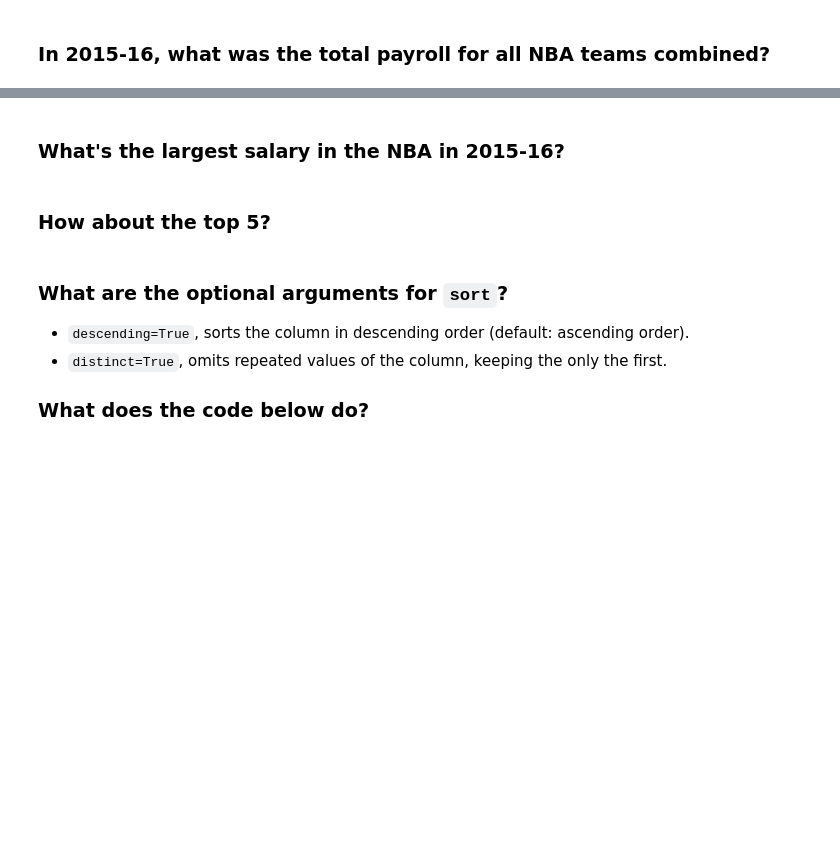
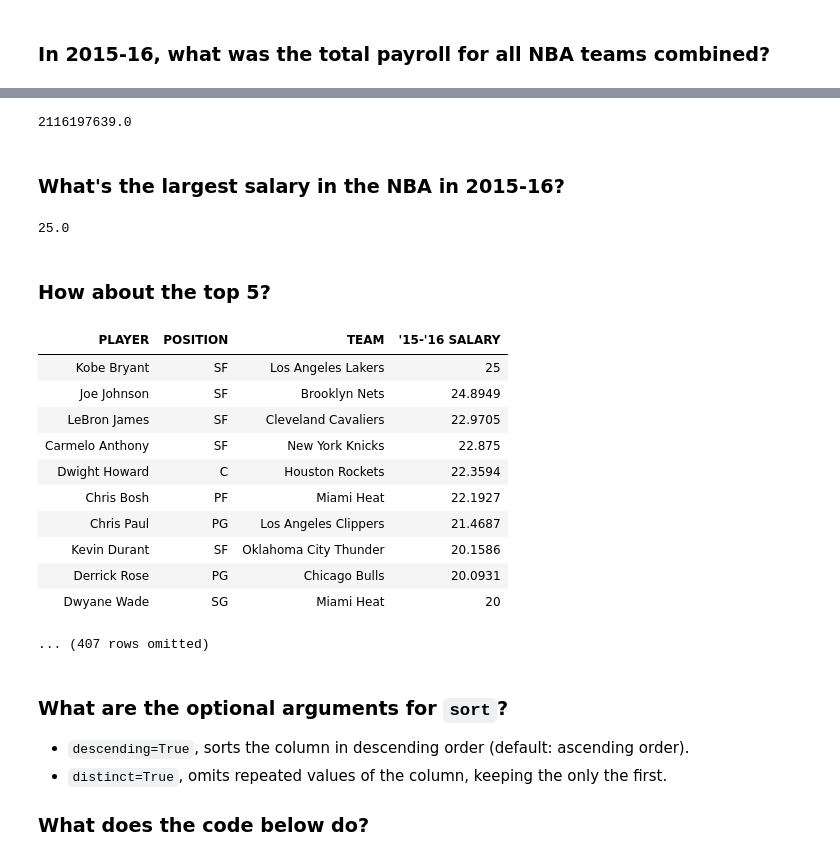
Before and after one commit to ucsd-ets/dsc10-fa19, a Jupyter notebook: Lectures/Week02/Lecture 04 Selecting Rows.ipynb, the cells around one changed output, grey strips where cells are left out. Drawn from its saved outputs; the diff is of its cells as text; code cells hidden in the pictures; blank space fills up the shorter version.

```diff
--- a/Lectures/Week02/Lecture 04 Selecting Rows.ipynb
+++ b/Lectures/Week02/Lecture 04 Selecting Rows.ipynb
@@ -55,7 +123,31 @@ nba
+# %%
+nba.column("'15-'16 SALARY").sum()*10**6
+nba.column(3).sum()*10**6
+# %% [output]
+2116197639.0
 # %% [markdown]
 ### What's the largest salary in the NBA in 2015-16?
+# %%
+nba.column("'15-'16 SALARY").max()
+# %% [output]
+25.0
 # %% [markdown]
 ### How about the top 5?
+# %%
+nba.sort("'15-'16 SALARY", descending = True, distinct = False)
+# %% [output]
+| PLAYER | POSITION | TEAM | '15-'16 SALARY |
+| Kobe Bryant | SF | Los Angeles Lakers | 25 |
+| Joe Johnson | SF | Brooklyn Nets | 24.8949 |
+| LeBron James | SF | Cleveland Cavaliers | 22.9705 |
+| Carmelo Anthony | SF | New York Knicks | 22.875 |
+| Dwight Howard | C | Houston Rockets | 22.3594 |
+| Chris Bosh | PF | Miami Heat | 22.1927 |
+| Chris Paul | PG | Los Angeles Clippers | 21.4687 |
+| Kevin Durant | SF | Oklahoma City Thunder | 20.1586 |
+| Derrick Rose | PG | Chicago Bulls | 20.0931 |
+| Dwyane Wade | SG | Miami Heat | 20 |
+... (407 rows omitted)
 # %% [markdown]
 ### What are the optional arguments for `sort`?
 * `descending=True`, sorts the column in descending order (default: ascending order).
```
Also changed, not shown: parts of 47 cells of this notebook, 3 other files.
